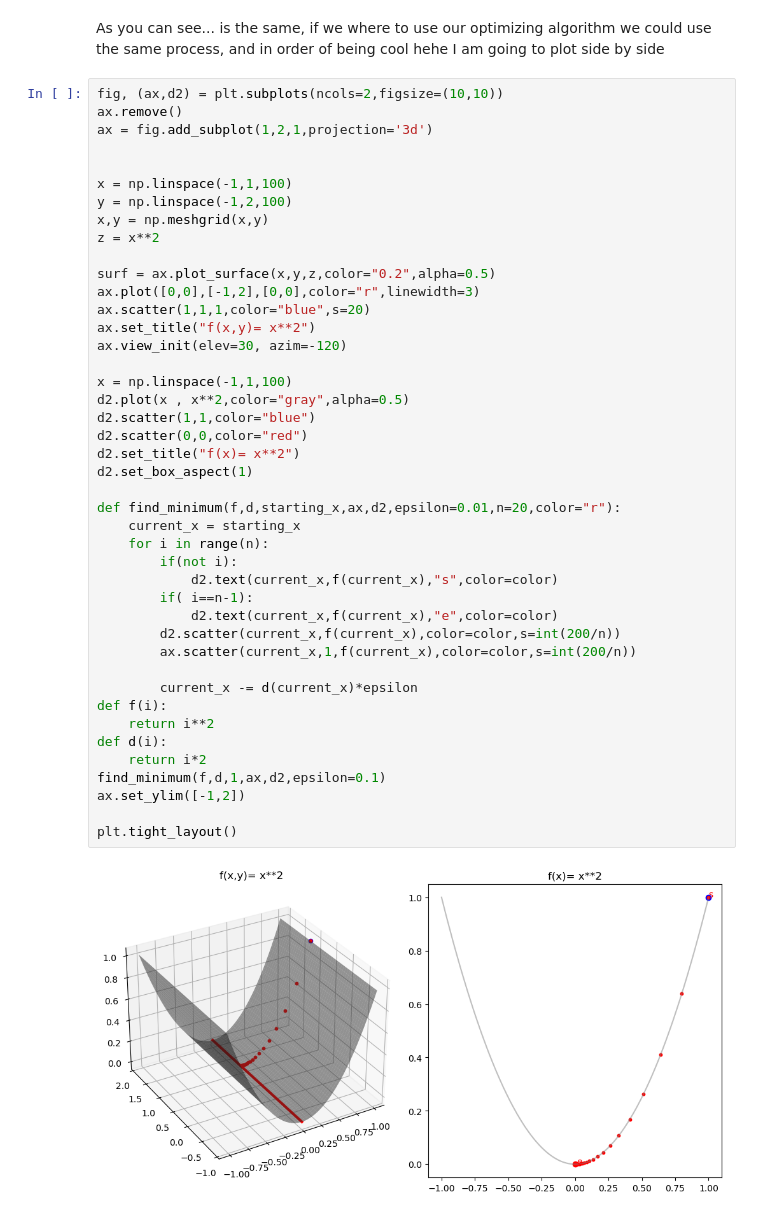
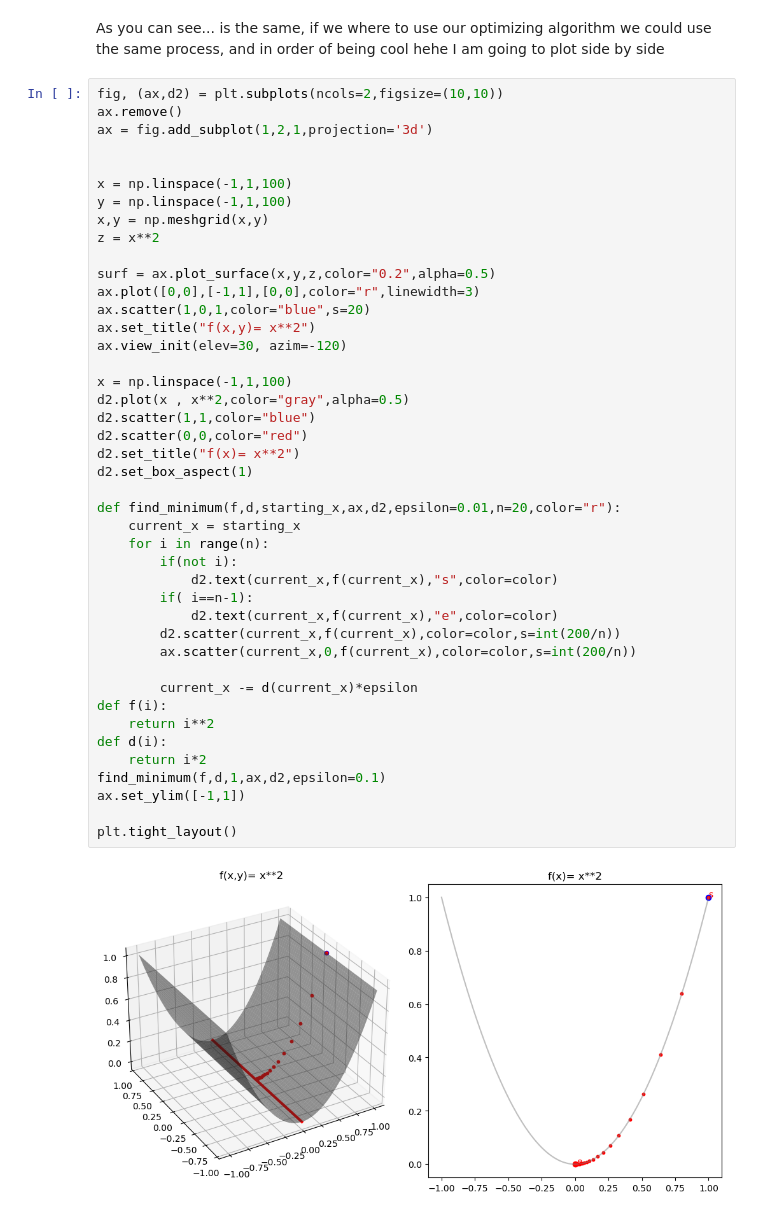
Before and after one commit to Robdres/Deep_learning, a Jupyter notebook: 3_numerical_computation.ipynb, the cells around one changed output. Drawn from its saved outputs; the diff is of its cells as text.

```diff
--- a/3_numerical_computation.ipynb
+++ b/3_numerical_computation.ipynb
@@ -763,41 +767,41 @@ ax = fig.add_subplot(1,2,1,projection='3d')
 
 
 x = np.linspace(-1,1,100)
-y = np.linspace(-1,2,100)
+y = np.linspace(-1,1,100)
 x,y = np.meshgrid(x,y)
 z = x**2
 
 surf = ax.plot_surface(x,y,z,color="0.2",alpha=0.5)
-ax.plot([0,0],[-1,2],[0,0],color="r",linewidth=3)
-ax.scatter(1,1,1,color="blue",s=20)
+ax.plot([0,0],[-1,1],[0,0],color="r",linewidth=3)
+ax.scatter(1,0,1,color="blue",s=20)
 ax.set_title("f(x,y)= x**2")
 ax.view_init(elev=30, azim=-120)
 
 x = np.linspace(-1,1,100)
 d2.plot(x , x**2,color="gray",alpha=0.5)
 d2.scatter(1,1,color="blue")
 d2.scatter(0,0,color="red")
 d2.set_title("f(x)= x**2")
 d2.set_box_aspect(1)
 
 def find_minimum(f,d,starting_x,ax,d2,epsilon=0.01,n=20,color="r"):
     current_x = starting_x
     for i in range(n):
         if(not i):
             d2.text(current_x,f(current_x),"s",color=color)
         if( i==n-1):
             d2.text(current_x,f(current_x),"e",color=color)
         d2.scatter(current_x,f(current_x),color=color,s=int(200/n))
-        ax.scatter(current_x,1,f(current_x),color=color,s=int(200/n))
+        ax.scatter(current_x,0,f(current_x),color=color,s=int(200/n))
 
         current_x -= d(current_x)*epsilon
 def f(i):
     return i**2
 def d(i):
     return i*2
 find_minimum(f,d,1,ax,d2,epsilon=0.1)
-ax.set_ylim([-1,2])
+ax.set_ylim([-1,1])
 
 plt.tight_layout()
 # %% [output]
-[figure, old version]
+[figure, new version]
```
Also changed, not shown: parts of 56 cells of this notebook, 2 other files.
